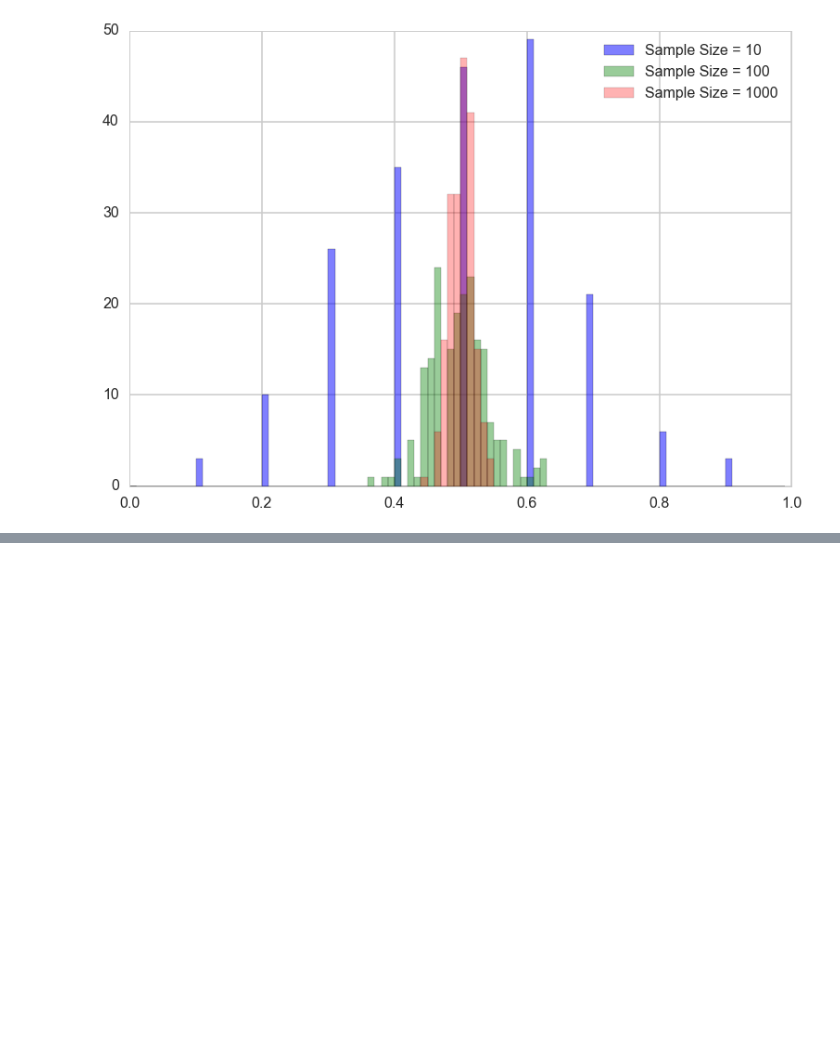
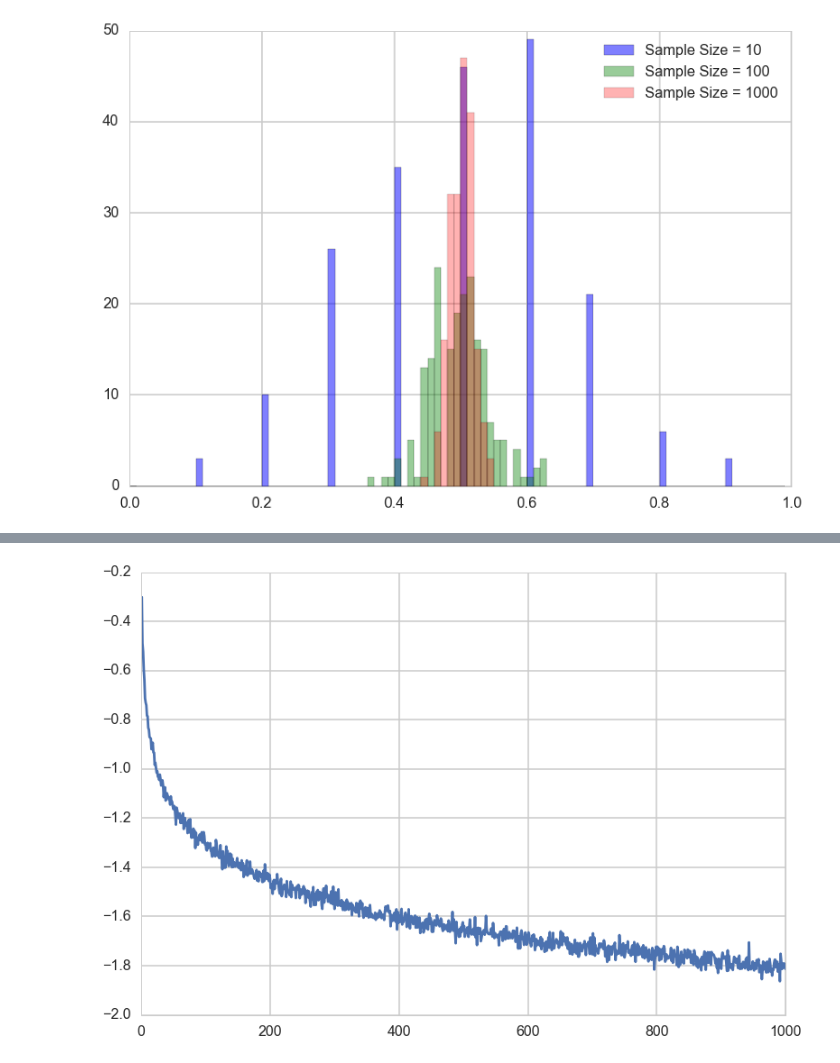
Before and after one commit to suyashSax/CS-109, a Jupyter notebook: Week 4/Lab 3 - Sampling & Distributions.ipynb, the cells around one changed output, grey strips where cells are left out. Saved outputs shown, nothing was run; the diff lists cells and outputs as text; code cells hidden in the pictures; blank space fills up the shorter version.

Commit message:
Finish Lab 3 - Sampling

```diff
--- a/Week 4/Lab 3 - Sampling & Distributions.ipynb
+++ b/Week 4/Lab 3 - Sampling & Distributions.ipynb
@@ -171,0 +224,10 @@ plt.legend()
+# %%
+sample_means_1000_replicates = sample_means
+
+# STD across replications of mean sampling, for different sample sizes
+std_of_sample_means_1000 = [np.std(means) for means in sample_means_1000_replicates]
+# %%
+# Expected 1/sqrt(x) curve
+plt.plot((sample_sizes), np.log10(std_of_sample_means_1000));
+# %% [output]
+[figure, added]
```
Also changed, not shown: parts of 38 cells of this notebook, 2 other files.
